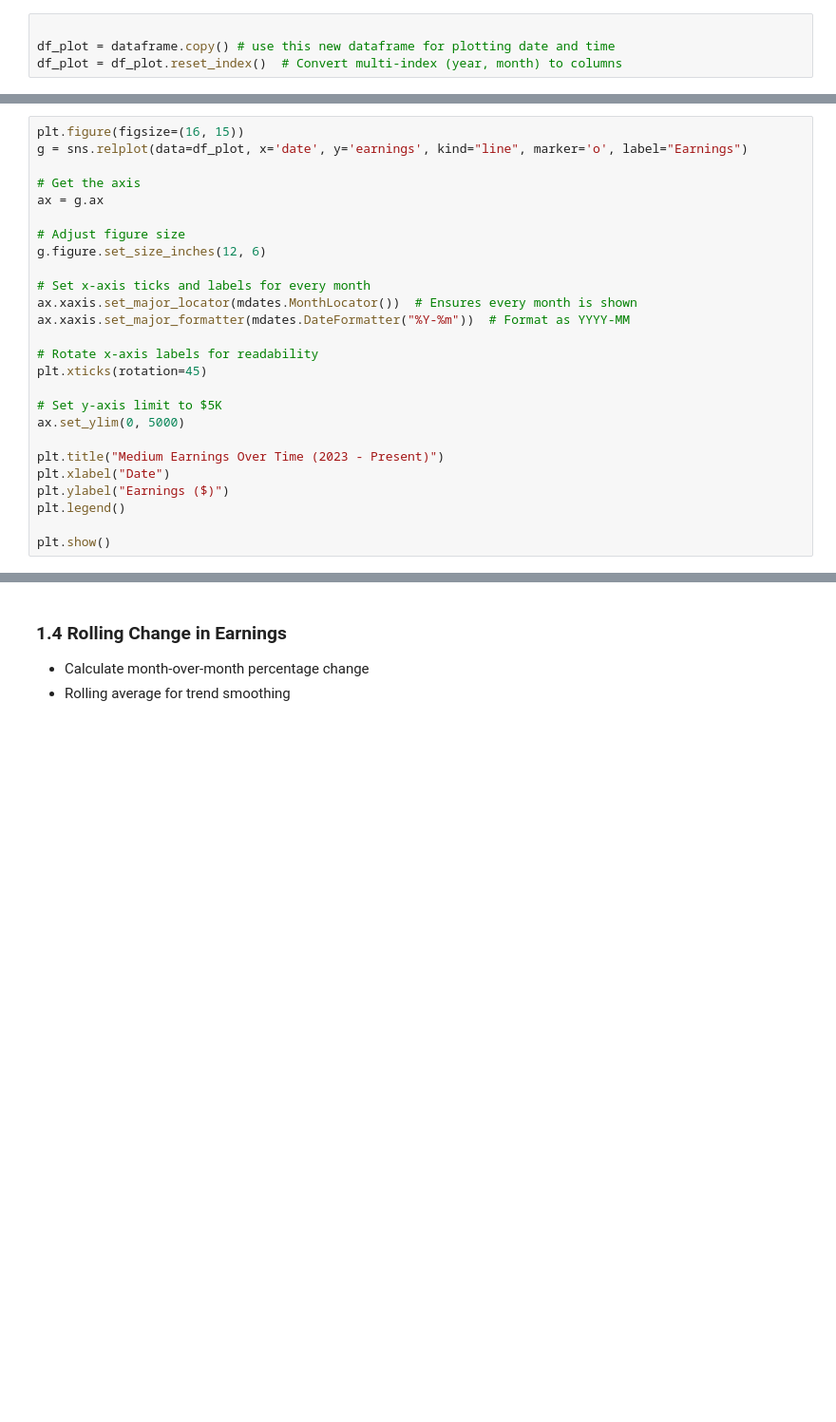
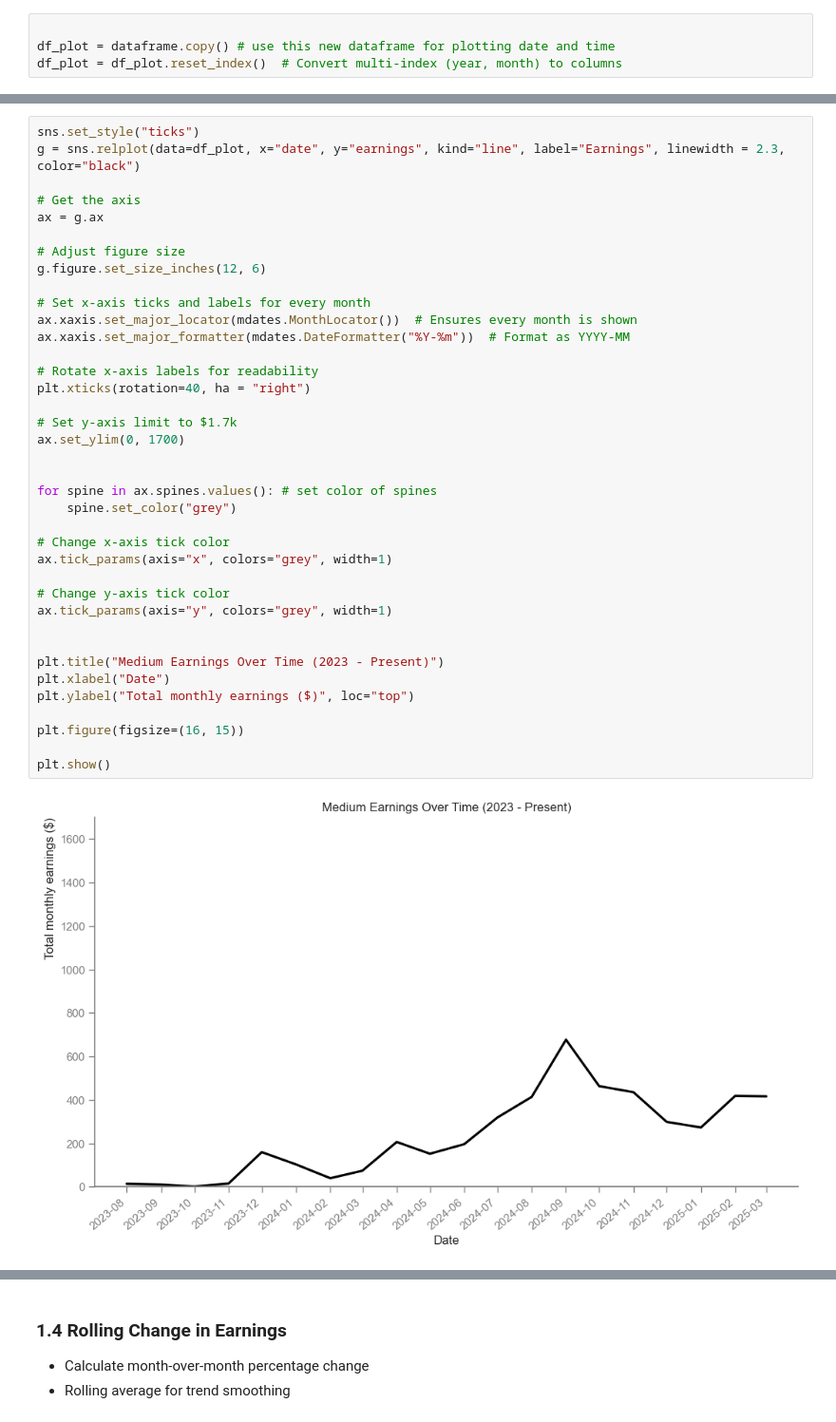
Before and after one commit to paul-trood/medium_earnings, a Jupyter notebook: 02_data_analysis.ipynb, the cells around one changed output, grey strips where cells are left out. Shown at 95% size. Cells and saved outputs as stored; diff of their text form; blank space fills up the shorter version.

```diff
--- a/02_data_analysis.ipynb
+++ b/02_data_analysis.ipynb
@@ -397,28 +374,41 @@ df_plot
 # %%
-plt.figure(figsize=(16, 15))
-g = sns.relplot(data=df_plot, x='date', y='earnings', kind="line", marker='o', label="Earnings")
+sns.set_style("ticks")
+g = sns.relplot(data=df_plot, x="date", y="earnings", kind="line", label="Earnings", linewidth = 2.3, color="black")
 
 # Get the axis
 ax = g.ax
 
 # Adjust figure size
 g.figure.set_size_inches(12, 6)
 
 # Set x-axis ticks and labels for every month
 ax.xaxis.set_major_locator(mdates.MonthLocator())  # Ensures every month is shown
 ax.xaxis.set_major_formatter(mdates.DateFormatter("%Y-%m"))  # Format as YYYY-MM
 
 # Rotate x-axis labels for readability
-plt.xticks(rotation=45)
+plt.xticks(rotation=40, ha = "right")
 
-# Set y-axis limit to $5K
-ax.set_ylim(0, 5000)
+# Set y-axis limit to $1.7k
+ax.set_ylim(0, 1700)
+
+
+for spine in ax.spines.values(): # set color of spines
+    spine.set_color("grey")
+
+# Change x-axis tick color
+ax.tick_params(axis="x", colors="grey", width=1)
+
+# Change y-axis tick color
+ax.tick_params(axis="y", colors="grey", width=1)
+
 
 plt.title("Medium Earnings Over Time (2023 - Present)")
 plt.xlabel("Date")
-plt.ylabel("Earnings ($)")
-plt.legend()
+plt.ylabel("Total monthly earnings ($)", loc="top")
+
+plt.figure(figsize=(16, 15))
 
 plt.show()
 # %% [output]
+[figure, new version]
 <Figure size 1600x1500 with 0 Axes>
```
Also changed, not shown: parts of 10 cells of this notebook, 1 other file.
